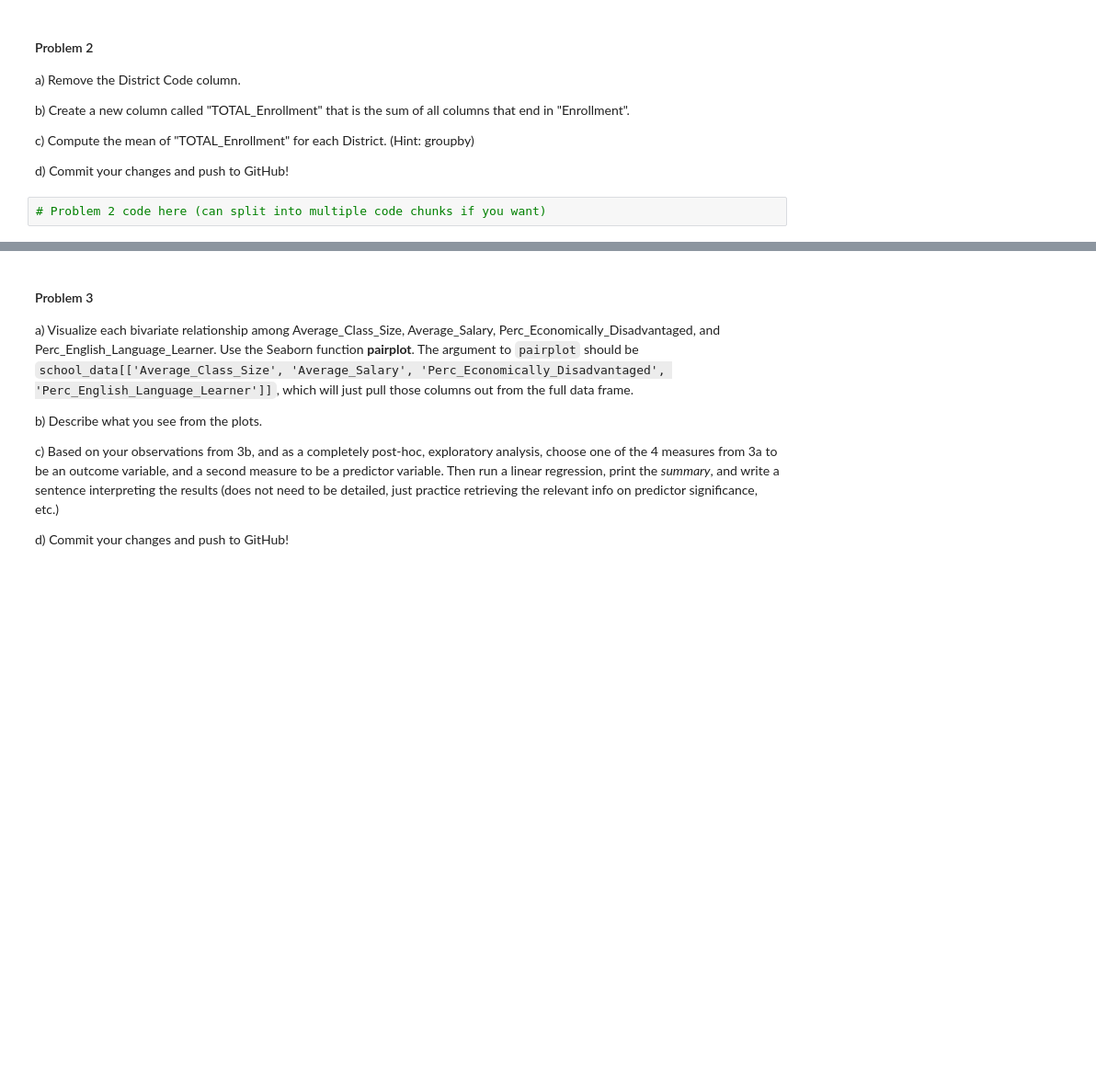
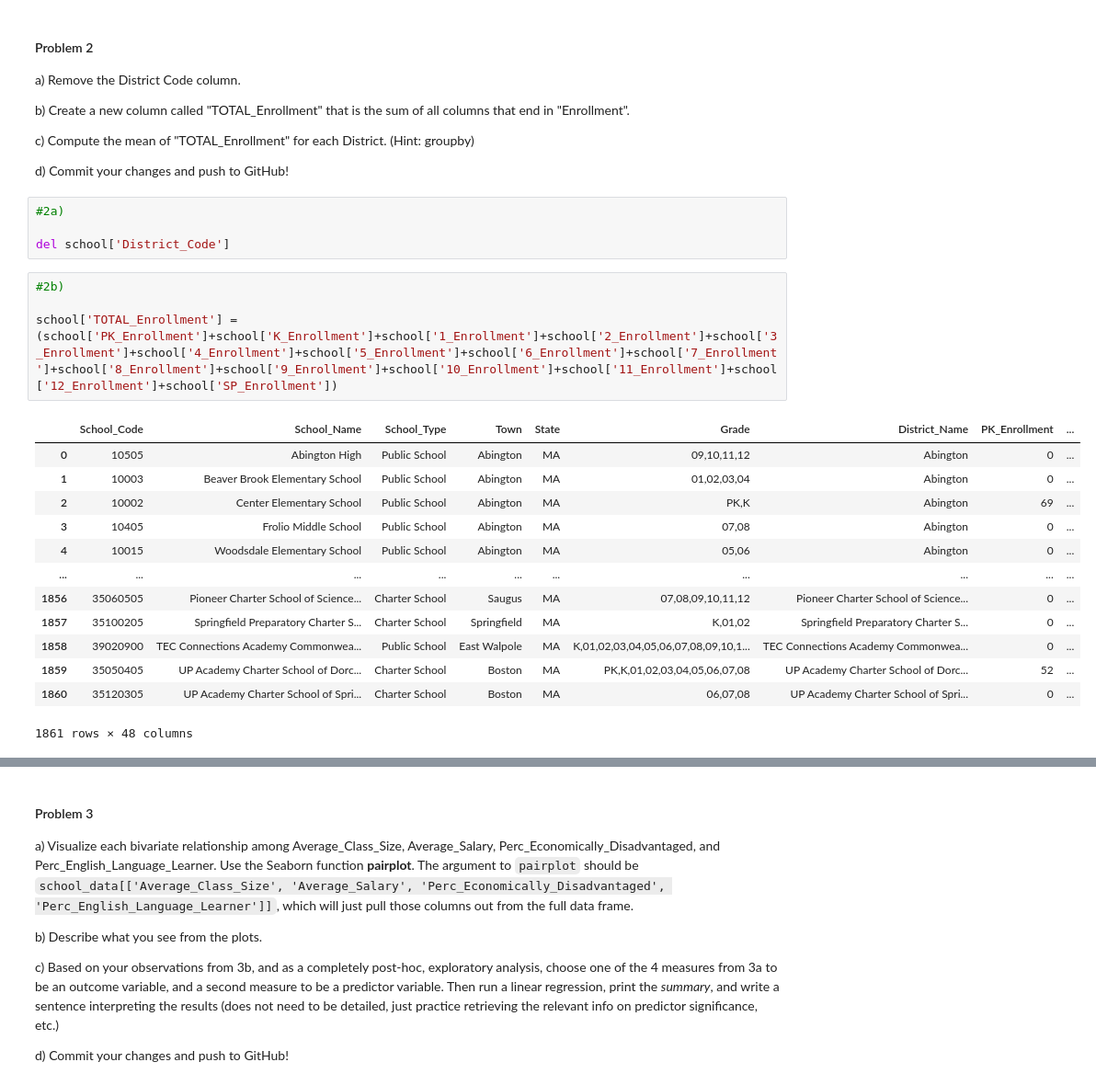
Before and after one commit to janlouwkotze/f22_kotze_assignment11, a Jupyter notebook: f22_pfssr_assignment11_notebook_version.ipynb, the cells around one changed output, grey strips where cells are left out. Shown at 92% size. Drawn from its saved outputs; the diff is of its cells as text; blank space fills up the shorter version.

Commit message:
Problem 2 completed, staged, and committed

```diff
--- a/f22_pfssr_assignment11_notebook_version.ipynb
+++ b/f22_pfssr_assignment11_notebook_version.ipynb
@@ -78,5 +78,25 @@ b) Create a new column called "TOTAL_Enrollment" that is the sum of all columns
 c) Compute the mean of "TOTAL_Enrollment" for each District. (Hint: groupby)
 
 d) Commit your changes and push to GitHub!
-# %%
-# Problem 2 code here (can split into multiple code chunks if you want)
+# %%
+#2a)
+
+del school['District_Code']
+# %%
+#2b)
+
+school['TOTAL_Enrollment'] = (school['PK_Enrollment']+school['K_Enrollment']+school['1_Enrollment']+school['2_Enrollment']+school['3_Enrollment']+school['4_Enrollment']+school['5_Enrollment']+school['6_Enrollment']+school['7_Enrollment']+school['8_Enrollment']+school['9_Enrollment']+school['10_Enrollment']+school['11_Enrollment']+school['12_Enrollment']+school['SP_Enrollment'])
+# %% [output]
+|  | School_Code | School_Name | School_Type | Town | State | Grade | District_Name | PK_Enrollment | ... |
+| 0 | 10505 | Abington High | Public School | Abington | MA | 09,10,11,12 | Abington | 0 | ... |
+| 1 | 10003 | Beaver Brook Elementary School | Public School | Abington | MA | 01,02,03,04 | Abington | 0 | ... |
+| 2 | 10002 | Center Elementary School | Public School | Abington | MA | PK,K | Abington | 69 | ... |
+| 3 | 10405 | Frolio Middle School | Public School | Abington | MA | 07,08 | Abington | 0 | ... |
+| 4 | 10015 | Woodsdale Elementary School | Public School | Abington | MA | 05,06 | Abington | 0 | ... |
+| ... | ... | ... | ... | ... | ... | ... | ... | ... | ... |
+| 1856 | 35060505 | Pioneer Charter School of Science... | Charter School | Saugus | MA | 07,08,09,10,11,12 | Pioneer Charter School of Science... | 0 | ... |
+| 1857 | 35100205 | Springfield Preparatory Charter S... | Charter School | Springfield | MA | K,01,02 | Springfield Preparatory Charter S... | 0 | ... |
+| 1858 | 39020900 | TEC Connections Academy Commonwea... | Public School | East Walpole | MA | K,01,02,03,04,05,06,07,08,09,10,1... | TEC Connections Academy Commonwea... | 0 | ... |
+| 1859 | 35050405 | UP Academy Charter School of Dorc... | Charter School | Boston | MA | PK,K,01,02,03,04,05,06,07,08 | UP Academy Charter School of Dorc... | 52 | ... |
+| 1860 | 35120305 | UP Academy Charter School of Spri... | Charter School | Boston | MA | 06,07,08 | UP Academy Charter School of Spri... | 0 | ... |
+1861 rows × 48 columns
```
Also changed, not shown: parts of 2 cells of this notebook.
